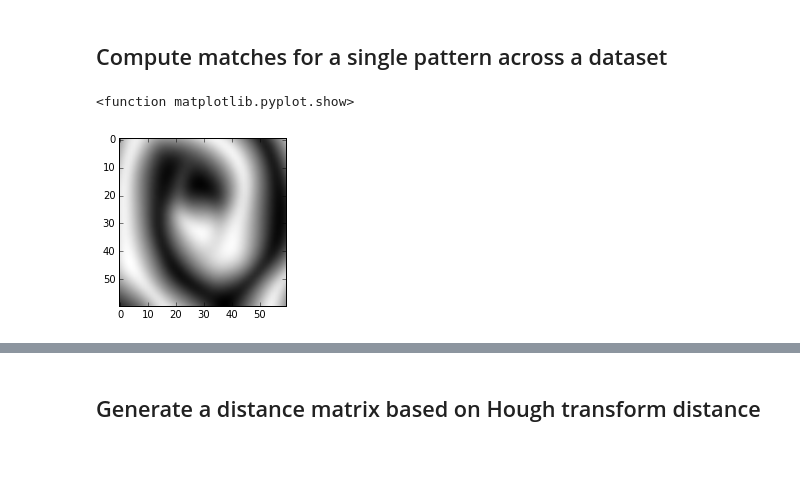
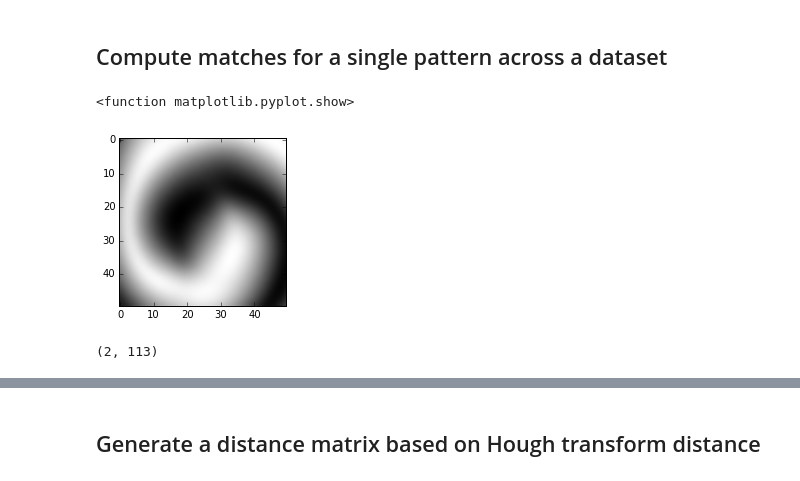
Before and after one commit to rachellevanger/image-tda-rayleigh-benard-convection, a Jupyter notebook: docs/ClassificationOfRBCDefectsSIFT.ipynb, the cells around one changed output, grey strips where cells are left out. Drawn from its saved outputs; the diff is of its cells as text; code cells hidden in the pictures.

```diff
--- a/docs/ClassificationOfRBCDefectsSIFT.ipynb
+++ b/docs/ClassificationOfRBCDefectsSIFT.ipynb
@@ -34,8 +35,8 @@ crop_radius = 210-roll_width # Radius of circular crop
 keypoint_orientation_bins = 19
 
 
-sFeatureVectors = ['/r4000_2016_11_01_superfast/g21flow/feature_vectors_3/%06d.txt', '/r4000_2016_02_04_superfast/g21flow/feature_vectors_3/%05d.txt']
-sBmp = ['/r4000_2016_11_01_superfast/g21flow/bmps/%06d.bmp', '/r4000_2016_02_04_superfast/g21flow/BMPs_sublevel/%05d.bmp']
+sFeatureVectors = ['/r4000_2016_11_01_superfast/g21flow/feature_vectors_test/%06d.txt', '/r4000_2016_11_01_superfast/g21flow_4000/feature_vectors_test/%06d.txt']
+sBmp = ['/r4000_2016_11_01_superfast/g21flow/bmps/%06d.bmp', '/r4000_2016_11_01_superfast/g21flow_4000/bmps/%06d.bmp']
 
 sFeatureVectors[1] = sFeatureVectors[0]
 sBmp[1] = sBmp[0]
@@ -50,7 +51,9 @@ def loadData(idx, dataset):
 
     # Get feature vectors
     fv = pd.read_csv(sDir + "/" + (sFeatureVectors[dataset] % idx), sep=' ', header=None)
-    fv = fv.astype(np.int16)
+    fv = np.asarray(fv.astype(np.int16))
+    fv[:,15] = fv[:,15]*10
+    fv = np.hstack((np.ones((fv.shape[0],1))*idx, fv)) # Add frame number
 
     # Get bitmap image
     bmp = misc.imread(sDir + "/" + sBmp[dataset] % idx)
@@ -376,39 +405,47 @@ Feature #5
 # %% [markdown]
 ## Compute matches for a single pattern across a dataset
 # %%
-presets = [[1085, 120, 330], [1615, 275, 140], [1525, 135, 225]]
+presets = [[1330, 348, 147], [1400, 375, 195], [1525, 142, 220], [1165, 242, 190], [1860, 226, 120], \
+           [1100, 364, 196], [1035, 245, 205], [1055, 150, 360], [1485, 300, 163], [2850, 160, 350]]
 
 # Preset catalog
-# 0 = duck head in spiral
-# 1 = figure eight target
-# 2 = distorted spiral
+# 0 = grain boundary
+# 1 = plume next to bridge
+# 2 = concave disclination
+# 3 = dimple formation
+# 4 = thin bridge
+# 5 = plume formation
+# 6 = figure eight
+# 7 = right-handed spiral
+# 8 = other figure eight
+# 9 = continuation of (7) at frame 2800
 
-preset_idx = 2
+preset_idx = 9
+radius = 25
 
 t1 = presets[preset_idx][0]
 x = presets[preset_idx][1]
 y = presets[preset_idx][2]
 
-x = [x, x+2*radius]
-y = [y, y+2*radius]
+x = [x-radius, x+radius]
+y = [y-radius, y+radius]
 
 features1, bmp1 = loadData(t1, 0)
 features1 = np.asarray(features1)
 
 plt.set_cmap('gray')
 plt.rcParams['figure.figsize'] = (3.0, 3.0)
 bmp_cropped = bmp1[y[0]:y[1], x[0]:x[1]]
 plt.imshow(bmp_cropped)
 plt.show
 # %% [output]
 <function matplotlib.pyplot.show>
-[figure, old version]
+[figure, new version]
 # %%
-
 location1 = np.asarray([np.average(x), np.average(y)])
 
 # Get the features that are within the radius of the locations
-k1 = spatial.KDTree(features1[:, 1:3])
+k1 = spatial.KDTree(features1[:, 4:6])
 
 # Get 50 nearest neighbors within radius
 nn1 = k1.query(location1, k=50, distance_upper_bound=radius)
@@ -418,3 +455,7 @@ nn1 = nn1[1]
 nn1 = nn1[(nn1<features1.shape[0])]
 
 f1 = features1[nn1]
+
+print f1.shape
+# %% [output]
+(2, 113)
```
Also changed, not shown: parts of 19 cells of this notebook, 4 other files.
